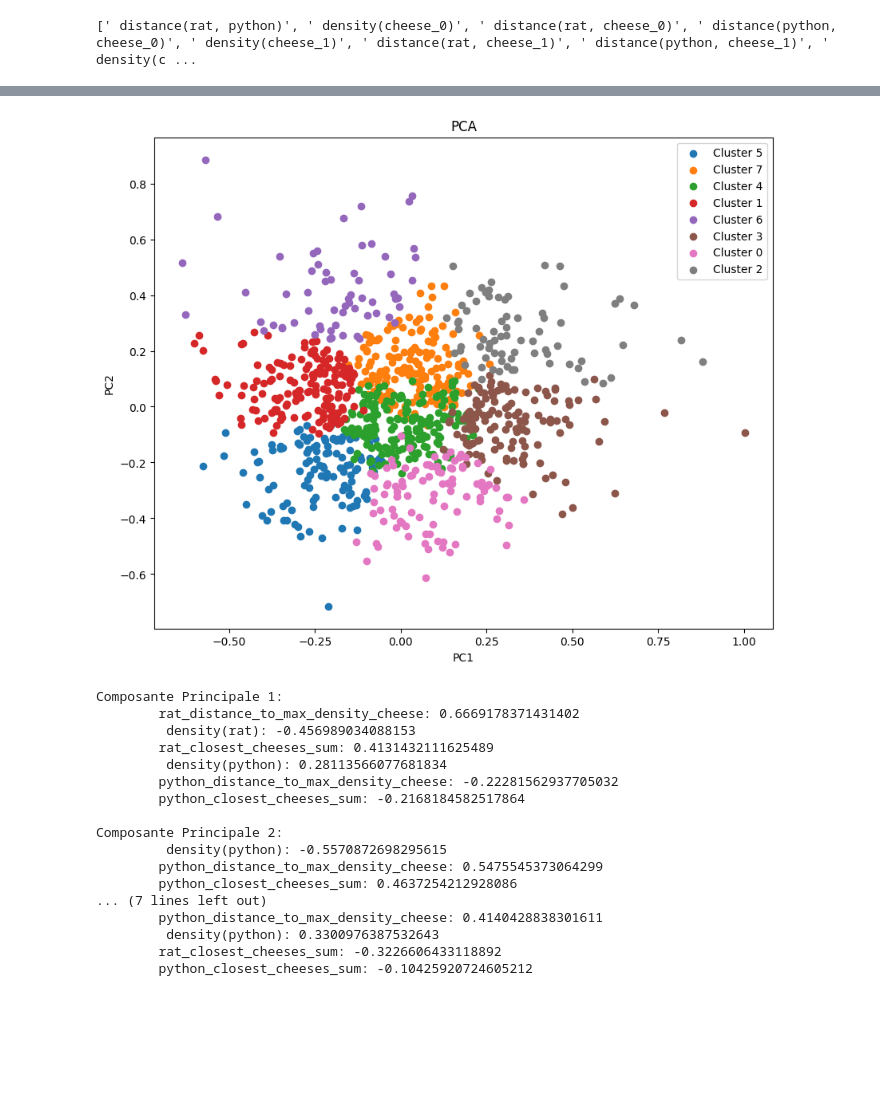
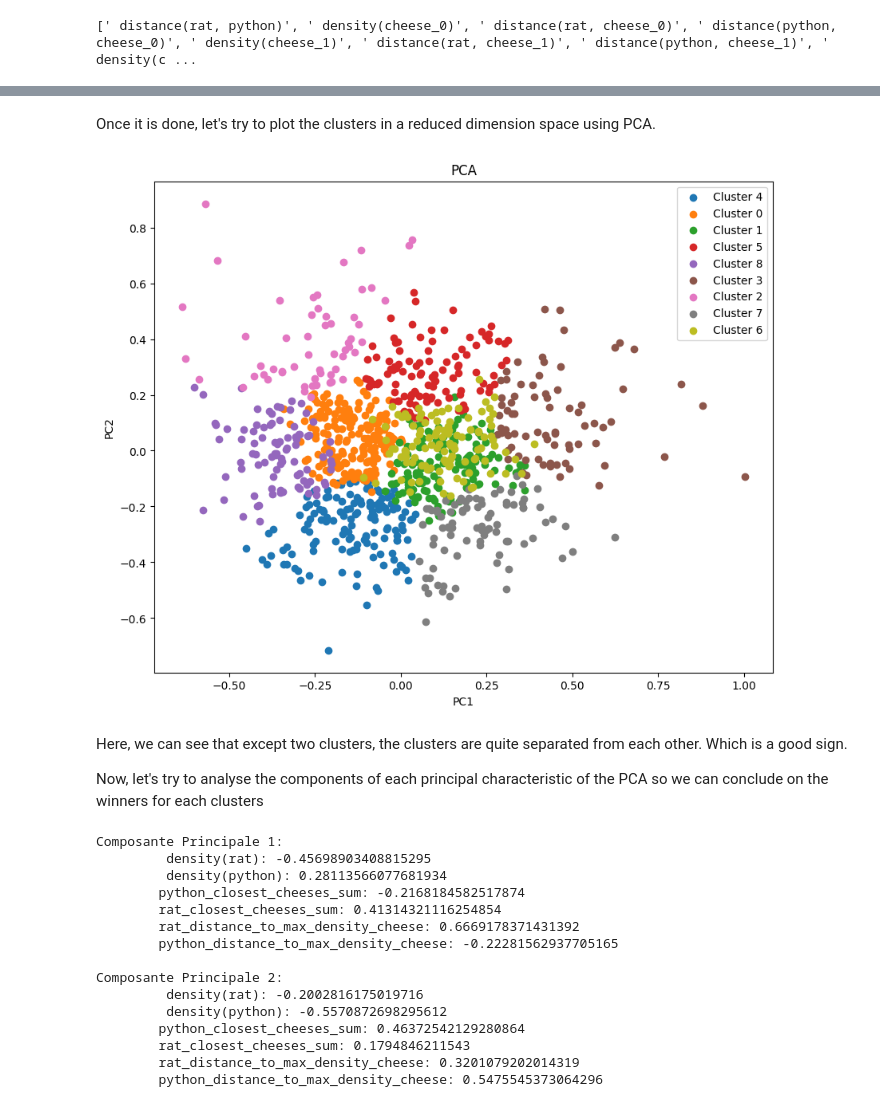
Before and after one commit to Gregsai/introduction-to-ai, a Jupyter notebook: session3/lab/Lab_3_presentation.ipynb, the cells around one changed output, grey strips where cells are left out. Saved outputs shown, nothing was run; the diff lists cells and outputs as text; code cells hidden in the pictures; blank space fills up the shorter version.

Commit message:
kmeans

```diff
--- a/session3/lab/Lab_3_presentation.ipynb
+++ b/session3/lab/Lab_3_presentation.ipynb
@@ -56,20 +57,16 @@ Let's do this now :
 # %% [markdown]
 ## Normalization of features
 # %%
-# Import the MinMaxScaler and VarianceThreshold from sklearn.preprocessing and sklearn.feature_selection respectively
-from sklearn.preprocessing import MinMaxScaler
-from sklearn.feature_selection import VarianceThreshold
-
 def normalize_df(df):
     # Initialize the MinMaxScaler, which will transform features by scaling each feature to a given range (default is [0, 1])
     scaler = MinMaxScaler()
 
     # Fit the scaler to the features_unsupervised DataFrame and transform the data. The result is a normalized version of the original DataFrame
-    features_unsupervised_normalized = scaler.fit_transform(df)
+    normalized = scaler.fit_transform(df)
 
     # Reconstruct the DataFrame with the normalized values, maintaining the original column names and index
-    features_unsupervised_normalized_df = pd.DataFrame(features_unsupervised_normalized, columns=df.columns, index=df.index)
-    return features_unsupervised_normalized_df
+    normalized_df = pd.DataFrame(normalized, columns=df.columns, index=df.index)
+    return normalized_df
 
 # Reconstruct the DataFrame with the normalized values, maintaining the original column names and index
 features_unsupervised_normalized_df = normalize_df(features_unsupervised)
@@ -245,7 +244,7 @@ features_unsupervised_reduced_normalized = normalize_df(features_unsupervised_re
 inertias = []
 
 # Define a range of values for n_clusters (number of clusters)
-n_clusters = np.arange(1, 80, 10)
+n_clusters = range(1,1)
 
 import tqdm
 
@@ -254,6 +253,7 @@ for i in tqdm.tqdm(n_clusters, desc="Calculating Inertia"):
     kmeans = KMeans(n_clusters=i, random_state=0)
     kmeans.fit(features_unsupervised_reduced_normalized)
     inertias.append(kmeans.inertia_)
+    print(kmeans.inertia_)
 
 # Plot the inertia values against the number of clusters
 plt.plot(n_clusters, inertias)
@@ -268,6 +268,6 @@ Looking at the result of the elbow, we can see that 20 clusters seem to be a goo
 # %%
-# You can choose a number based on your Elbow Method plot
-n_clusters = 8 # for example
+# Number based on your Elbow Method plot
+n_clusters = 9 # for example
 
 # Initialize the KMeans model
 kmeans = KMeans(n_clusters=n_clusters, random_state=0, n_init=10, max_iter=300, tol=1e-04)
@@ -300,54 +283,43 @@ plt.show()
+# %% [markdown]
+Once it is done, let's try to plot the clusters in a reduced dimension space using PCA.
 # %%
-import pandas as pd
-from sklearn.decomposition import PCA
-import matplotlib.pyplot as plt
-
-# Charger les données
-# Supposons que features_unsupervised_normalized_reduced_df est déjà disponible
-
-# Appliquer la PCA
-pca = PCA(n_components=2)  # Spécifiez le nombre de composantes principales souhaitées
+pca = PCA(n_components=2)
 X_pca = pca.fit_transform(features_unsupervised_reduced_normalized.drop(columns='cluster'))
 
-# Créer un DataFrame pour les composantes principales
 pca_df = pd.DataFrame(data=X_pca, columns=['PC1', 'PC2'])
 
-# Récupérer les informations sur les clusters
 clusters = features_unsupervised_reduced_normalized['cluster']
 
-# Visualisation des données dans l'espace PCA
+features_unsupervised_reduced_normalized['PCA1'] = pca_df['PC1']
+features_unsupervised_reduced_normalized['PCA2'] = pca_df['PC2']
+
 plt.figure(figsize=(10, 8))
 
-# Colorer les points en fonction des clusters
 unique_clusters = clusters.unique()
 for cluster in unique_clusters:
     cluster_data = pca_df[clusters == cluster]
     plt.scatter(cluster_data['PC1'], cluster_data['PC2'], label=f'Cluster {cluster}')
 
 plt.xlabel('PC1')
 plt.ylabel('PC2')
 plt.title('PCA')
 plt.legend()
 plt.show()
 # %% [output]
-[figure, old version]
+[figure, new version]
+# %% [markdown]
+Here, we can see that except two clusters, the clusters are quite separated from each other. Which is a good sign.
+
+Now, let's try to analyse the components of each principal characteristic of the PCA so we can conclude on the winners for each clusters
 # %%
-# Obtenez les poids des caractéristiques pour chaque composante principale
 component_weights = pca.components_
 
-# Créez une liste pour stocker les poids des variables pour chaque composante principale
 variable_weights = []
 
-# Parcourez chaque composante principale
 for i, weights in enumerate(component_weights):
-    # Créez une liste de tuples (variable, poids) pour chaque composante principale
     component_variable_weights = [(feature, weight) for feature, weight in zip(features_unsupervised_reduced_normalized.columns, weights)]
-    # Triez les poids des variables en fonction de leur valeur absolue (ordre décroissant)
-    sorted_weights = sorted(component_variable_weights, key=lambda x: abs(x[1]), reverse=True)
-    # Ajoutez les poids triés à la liste variable_weights
-    variable_weights.append(sorted_weights)
+    variable_weights.append(component_variable_weights)
 
-# Affichez les poids des variables pour chaque composante principale
 for i, weights in enumerate(variable_weights):
     print(f"Composante Principale {i+1}:")
     for feature, weight in weights:
@@ -355,19 +327,17 @@ for i, weights in enumerate(variable_weights):
     print()
 # %% [output]
 Composante Principale 1:
-        rat_distance_to_max_density_cheese: 0.6669178371431402
-         density(rat): -0.456989034088153
-        rat_closest_cheeses_sum: 0.4131432111625489
-         density(python): 0.28113566077681834
-        python_distance_to_max_density_cheese: -0.22281562937705032
-        python_closest_cheeses_sum: -0.2168184582517864
+         density(rat): -0.45698903408815295
+         density(python): 0.28113566077681934
+        python_closest_cheeses_sum: -0.2168184582517874
+        rat_closest_cheeses_sum: 0.41314321116254854
+        rat_distance_to_max_density_cheese: 0.6669178371431392
+        python_distance_to_max_density_cheese: -0.22281562937705165
 
 Composante Principale 2:
-         density(python): -0.5570872698295615
-        python_distance_to_max_density_cheese: 0.5475545373064299
-        python_closest_cheeses_sum: 0.4637254212928086
-... (7 lines left out)
-        python_distance_to_max_density_cheese: 0.4140428838301611
-         density(python): 0.3300976387532643
-        rat_closest_cheeses_sum: -0.3226606433118892
-        python_closest_cheeses_sum: -0.10425920724605212
+         density(rat): -0.2002816175019716
+         density(python): -0.5570872698295612
+        python_closest_cheeses_sum: 0.46372542129280864
+        rat_closest_cheeses_sum: 0.1794846211543
+        rat_distance_to_max_density_cheese: 0.3201079202014319
+        python_distance_to_max_density_cheese: 0.5475545373064296
```
Also changed, not shown: parts of 20 cells of this notebook, 3 other files.
